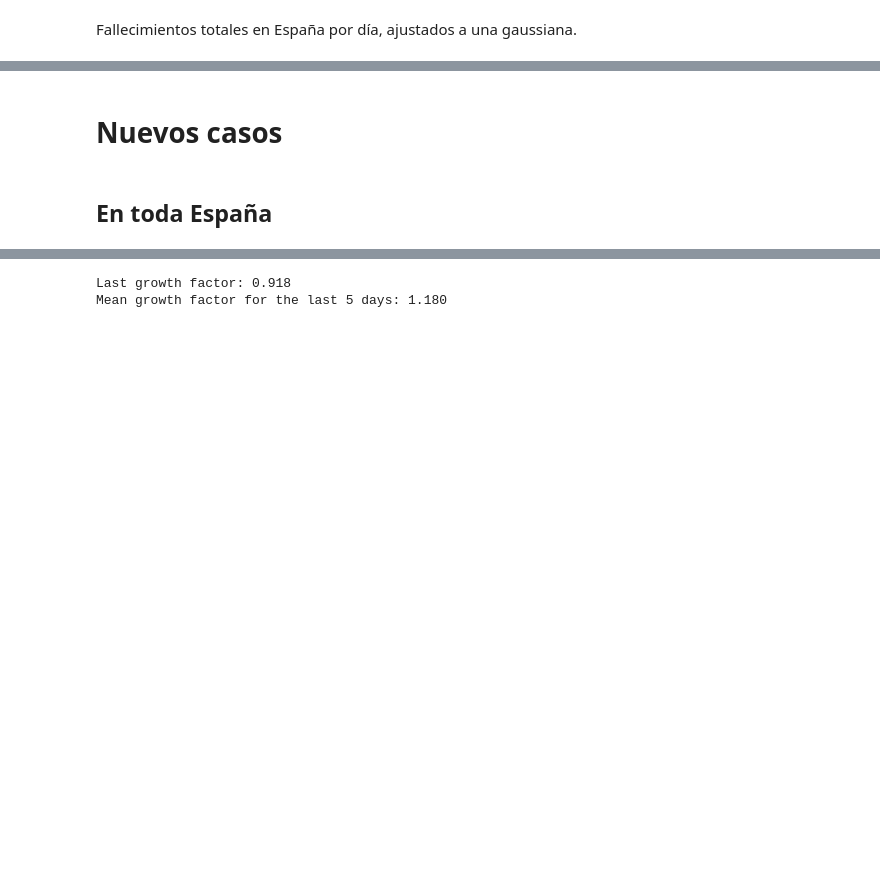
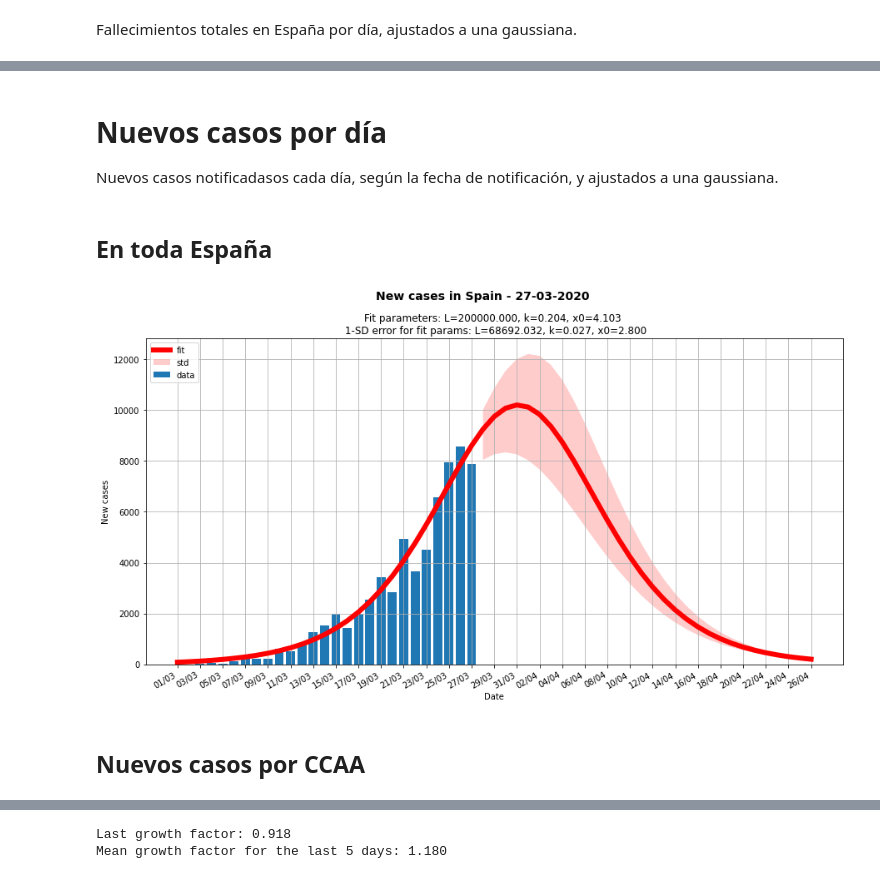
Before and after one commit to victorvicpal/COVID19_es, a Jupyter notebook: notebooks/FitDataToLogisticCurve.ipynb, the cells around one changed output, grey strips where cells are left out. Cells and saved outputs as stored; diff of their text form; code cells hidden in the pictures; blank space fills up the shorter version.

```diff
--- a/notebooks/FitDataToLogisticCurve.ipynb
+++ b/notebooks/FitDataToLogisticCurve.ipynb
@@ -173,5 +169,15 @@ Fit parameters: L=10320.104, k=0.299, x0=0.887
+# %% [markdown]
+# Nuevos casos por día <a class="anchor" id="3."></a>
+Nuevos casos notificadasos cada día, según la fecha de notificación, y ajustados a una gaussiana.
+# %% [markdown]
+## En toda España <a class="anchor" id="3.1"></a>
+# %%
+newCases=np.diff(Confirmed)
+
+Titulo = '{:.0f} daily new cases for Spain, updated on {}:'.format(newCases[-1],dates[-1])
+fit_curve(logistic_derivative, newCases, 'New cases in Spain', 'New cases', last_date, coeff_std_d);
+# %% [output]
+[figure, added]
 # %% [markdown]
-# Nuevos casos <a class="anchor" id="3."></a>
+## Nuevos casos por CCAA <a class="anchor" id="3.2"></a>
-# %% [markdown]
-## En toda España
 # %%
```
Also changed, not shown: parts of 21 cells of this notebook, 1 other file.
